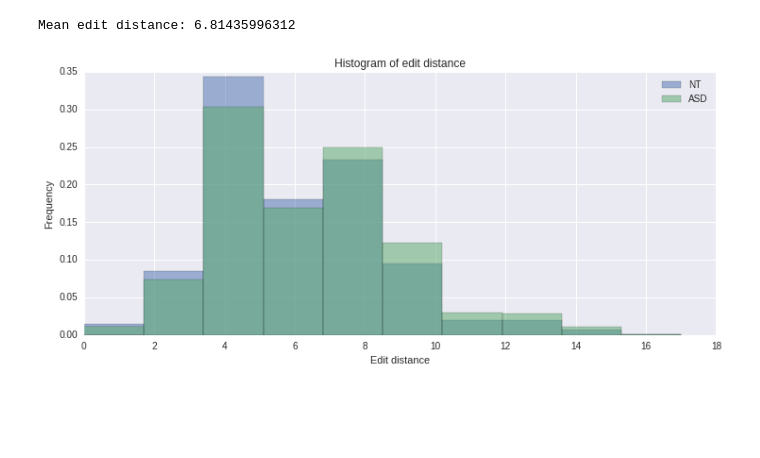
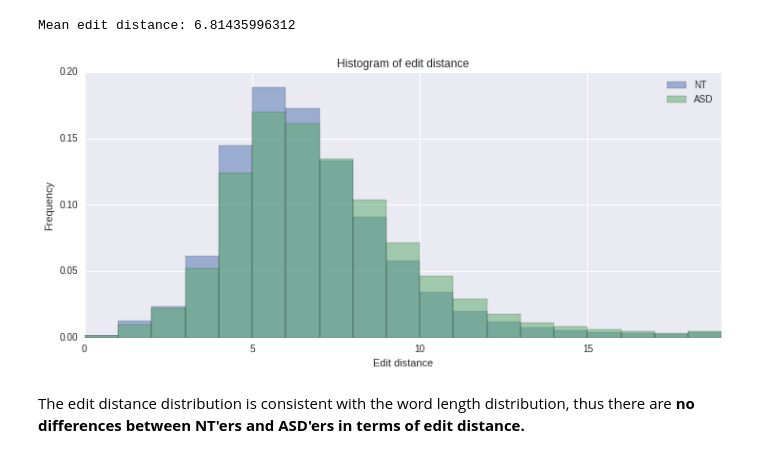
Before and after one commit to louweal/wordgame, a Jupyter notebook: notebooks/Wordgame Data Analysis.ipynb, the cells around one changed output. Drawn from its saved outputs; the diff is of its cells as text; code cells hidden in the pictures; blank space fills up the shorter version.

```diff
--- a/notebooks/Wordgame Data Analysis.ipynb
+++ b/notebooks/Wordgame Data Analysis.ipynb
@@ -178,24 +173,28 @@ print("Mean edit distance: "+ str(df['edit'].mean()))
 Mean edit distance: 6.81435996312
 # %%
 #delete outliers in terms of word length
-df = df[(2 < df['len1']) & (df['len1'] < 18) & (2 < df['len2']) & (df['len2'] < 18)]
+#df = df[(2 < df['len1']) & (df['len1'] < 18) & (2 < df['len2']) & (df['len2'] < 18)]
 
+#split data into NT and ASD set
 nt = df[(df['nt'] == True)]
 asd = df[(df['nt'] == False)]
 
+bins = np.arange(0,20)
 weights_nt = np.ones_like(nt['edit'])/len(nt['edit'])
 weights_asd = np.ones_like(asd['edit'])/len(asd['edit'])
 
-#nt['edit'].plot.hist(by='edit', bins=15, alpha=0.5, label='NT', weights=weights_nt)
-#asd['edit'].plot.hist(by='edit', bins=15, alpha=0.5, label='ASD', weights=weights_asd)
-
+#Plot
 plt.figure(figsize=(12, 5))
-plt.hist(nt['edit'], bins=10, alpha=0.5, label="NT", weights=weights_nt)
-plt.hist(asd['edit'], bins=10, alpha=0.5, label="ASD", weights=weights_asd)
+plt.hist(nt['edit'], bins=bins, alpha=0.5, label="NT", weights=weights_nt)
+plt.hist(asd['edit'], bins=bins, alpha=0.5, label="ASD", weights=weights_asd)
 plt.title('Histogram of edit distance')
 plt.xlabel('Edit distance')
 plt.ylabel('Frequency')
 plt.legend(loc='upper right')
+axes = plt.gca()
+axes.set_xlim([0,19])
 plt.show()
 # %% [output]
-[figure, old version]
+[figure, new version]
+# %% [markdown]
+The edit distance distribution is consistent with the word length distribution, thus there are **no differences between NT'ers and ASD'ers in terms of edit distance.**
```
Also changed, not shown: parts of 20 cells of this notebook.
